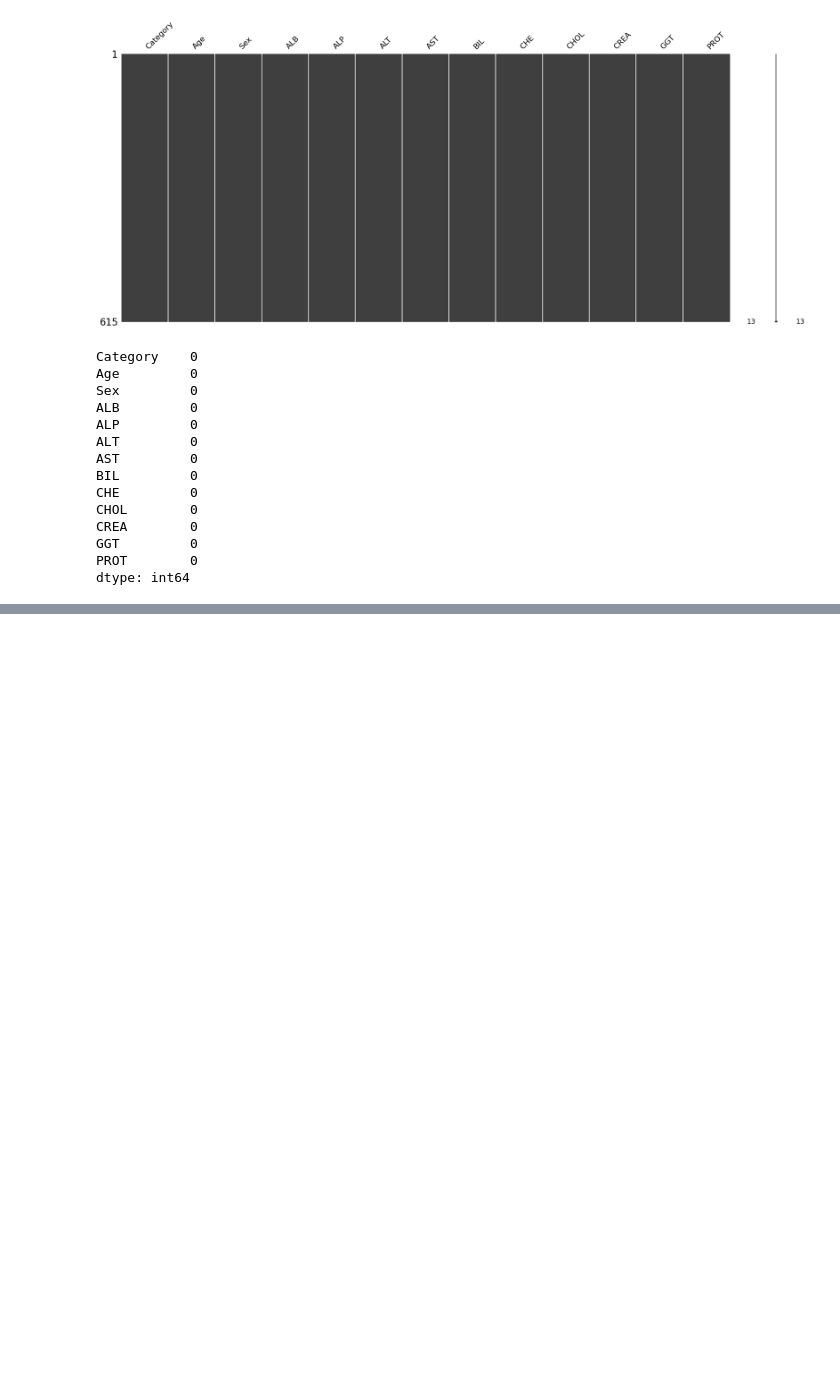
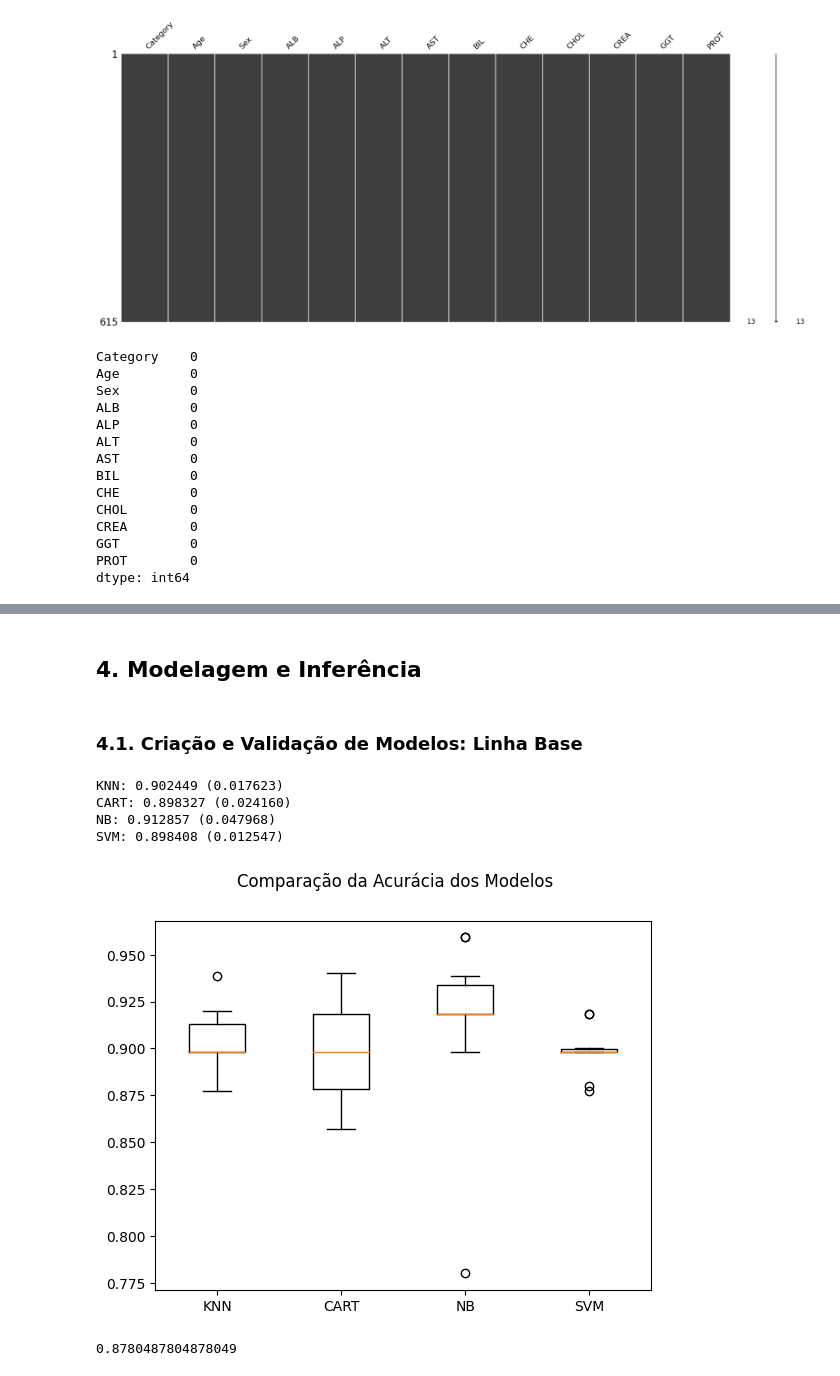
Before and after one commit to joserobertofox/datascience, a Jupyter notebook: MVP2.ipynb, the cells around one changed output, grey strips where cells are left out. Saved outputs shown, nothing was run; the diff lists cells and outputs as text; code cells hidden in the pictures; blank space fills up the shorter version.

```diff
--- a/MVP2.ipynb
+++ b/MVP2.ipynb
@@ -256,9 +196,9 @@ Vou utilizar uma técnica de amostragem usando um conjunto teste ou conjunto de
 test_size = 0.20
 seed = 12
 
-# Separação em conjuntos de treino e teste (dataset original)
-array = dataset.values
+# Separação em conjuntos de treino e teste (dataset Pré-Processado)
+array = datasetPreProc.values
 X = array[:,1:13]
 y = array[:,0]
 X_train, X_test, y_train, y_test = train_test_split(X, y,
-    test_size=test_size, shuffle=True, random_state=seed, stratify=y) # com estratificação / Retirarndo stratify=y fica sem estratificação
+    test_size=test_size, shuffle=True, random_state=seed, stratify=y) # holdout com estratificação
@@ -273,0 +208,59 @@ X_train_sm, X_test_sm, y_train_sm, y_test_sm = train_test_split(X_sm, y_sm,
+# %%
+# Parâmetros e partições da validação cruzada
+scoring = 'accuracy'
+num_particoes = 10
+kfold = StratifiedKFold(n_splits=num_particoes, shuffle=True, random_state=seed) # validação cruzada com estratificação
+# %% [markdown]
+## 4. Modelagem e Inferência
+# %% [markdown]
+### 4.1. Criação e Validação de Modelos: Linha Base
+# %%
+# Modelagem
+
+# Definindo uma seed global para esta célula de código
+np.random.seed(7)
+
+# Listas para armazenar os modelos, os resultados e os nomes dos modelos
+models = []
+results = []
+names = []
+
+# Preparando os modelos e adicionando-os em uma lista
+models.append(('KNN', KNeighborsClassifier()))
+models.append(('CART', DecisionTreeClassifier()))
+models.append(('NB', GaussianNB()))
+models.append(('SVM', SVC()))
+
+# Avaliando um modelo por vez
+for name, model in models:
+  cv_results = cross_val_score(model, X_train, y_train, cv=kfold, scoring='accuracy')
+  results.append(cv_results)
+  names.append(name)
+  msg = "%s: %f (%f)" % (name, cv_results.mean(), cv_results.std()) # média e desvio padrão dos 10 resultados da validação cruzada
+  print(msg)
+
+# Boxplot de comparação dos modelos
+fig = plt.figure()
+fig.suptitle('Comparação da Acurácia dos Modelos')
+ax = fig.add_subplot(111)
+plt.boxplot(results)
+ax.set_xticklabels(names)
+plt.show()
+# %% [output]
+KNN: 0.902449 (0.017623)
+CART: 0.898327 (0.024160)
+NB: 0.912857 (0.047968)
+SVM: 0.898408 (0.012547)
+[figure, added]
+# %%
+# Criando um modelo com todo o conjunto de treino
+model = GaussianNB()
+model.fit(X_train, y_train)
+
+# Fazendo as predições com o conjunto de teste
+predictions = model.predict(X_test)
+
+# Estimando a acurácia no conjunto de teste
+print(accuracy_score(y_test, predictions))
+# %% [output]
+0.8780487804878049
```
Also changed, not shown: parts of 16 cells of this notebook.
